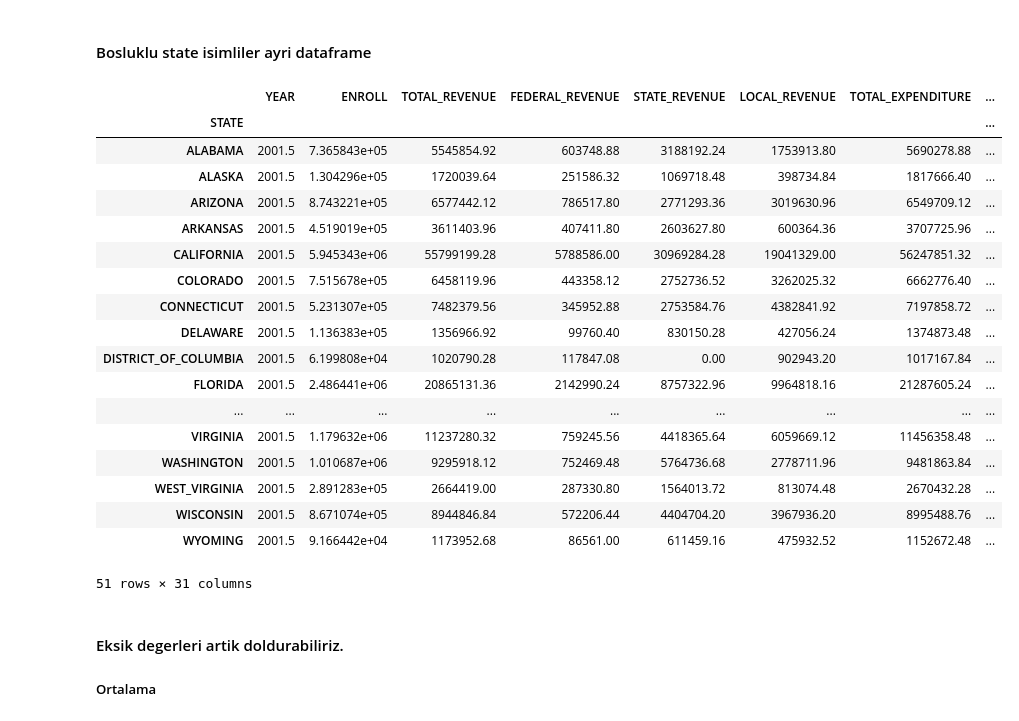
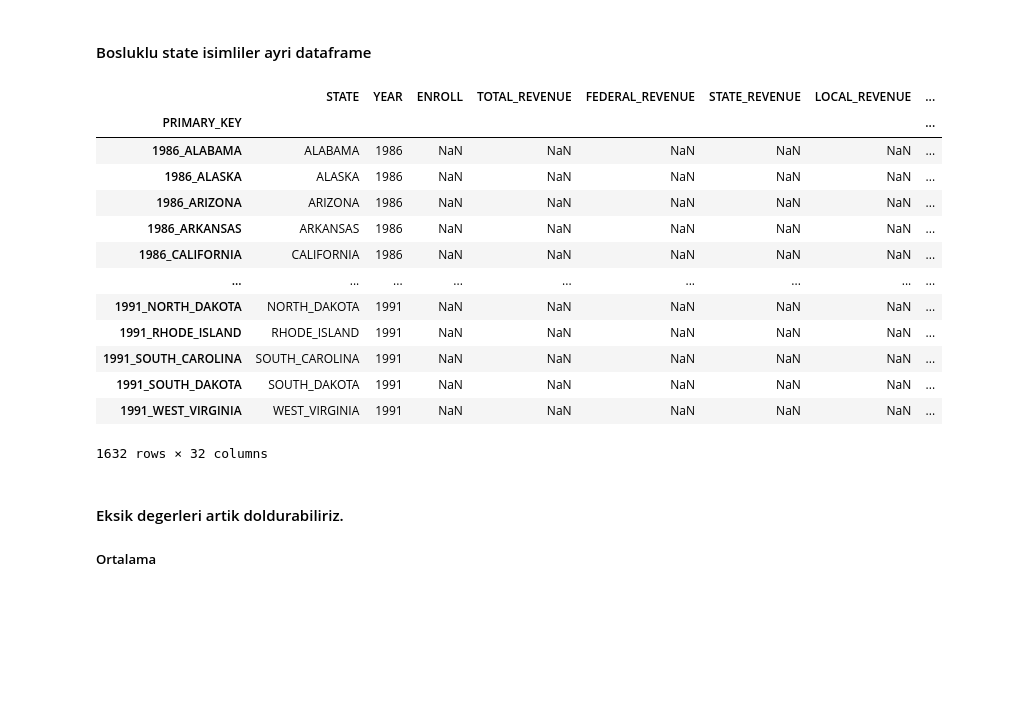
Before and after one commit to ahmetpergamum/datascience, a Jupyter notebook: 03_exploratory_analysis/assignment03datacleaning.ipynb, the cells around one changed output. Saved outputs shown, nothing was run; the diff lists cells and outputs as text; code cells hidden in the pictures; blank space fills up the shorter version.

```diff
--- a/03_exploratory_analysis/assignment03datacleaning.ipynb
+++ b/03_exploratory_analysis/assignment03datacleaning.ipynb
@@ -129,53 +129,49 @@ for i in np.unique(df[['PRIMARY_KEY']]):
         list_of_dups_pkey.append(i)
 
 # set index to the primary_key
 dfp = df.set_index('PRIMARY_KEY')
 for pkey in list_of_dups_pkey:
     dfp.drop(pkey, inplace = True)
 
 # sort by primary key index
 dfp=dfp.sort_index()
 
 # see if there is fully null droppable column
 dfp.isnull().mean() # no there is not
 
 # Olusturulan iki yeni dataframe merge edilmeli
 
 # make a list of drop list for dd dataframe which has null columns entirely
 cnames = list(df.columns)
 droplist=[]
 # start from the ENROLL column
 for i in cnames[3:]:
     #print(i,dd[i].isnull().mean())
     # check if the column is null
     if dd[i].isnull().mean() ==1 :
        droplist.append(i)
 
 dd.drop(columns=droplist, inplace = True)
 # to merge using union of keys use 'outer' keyword
 dm = pd.merge(dfp, dd,'outer', on=['PRIMARY_KEY','STATE','YEAR'])
+
+#dm.groupby('STATE').mean()
 dm
-dm.groupby('STATE').mean()
 # %% [output]
-|  | YEAR | ENROLL | TOTAL_REVENUE | FEDERAL_REVENUE | STATE_REVENUE | LOCAL_REVENUE | TOTAL_EXPENDITURE | ... |
-| STATE |  |  |  |  |  |  |  | ... |
-| ALABAMA | 2001.5 | 7.365843e+05 | 5545854.92 | 603748.88 | 3188192.24 | 1753913.80 | 5690278.88 | ... |
-| ALASKA | 2001.5 | 1.304296e+05 | 1720039.64 | 251586.32 | 1069718.48 | 398734.84 | 1817666.40 | ... |
-| ARIZONA | 2001.5 | 8.743221e+05 | 6577442.12 | 786517.80 | 2771293.36 | 3019630.96 | 6549709.12 | ... |
-| ARKANSAS | 2001.5 | 4.519019e+05 | 3611403.96 | 407411.80 | 2603627.80 | 600364.36 | 3707725.96 | ... |
-| CALIFORNIA | 2001.5 | 5.945343e+06 | 55799199.28 | 5788586.00 | 30969284.28 | 19041329.00 | 56247851.32 | ... |
-| COLORADO | 2001.5 | 7.515678e+05 | 6458119.96 | 443358.12 | 2752736.52 | 3262025.32 | 6662776.40 | ... |
-| CONNECTICUT | 2001.5 | 5.231307e+05 | 7482379.56 | 345952.88 | 2753584.76 | 4382841.92 | 7197858.72 | ... |
-| DELAWARE | 2001.5 | 1.136383e+05 | 1356966.92 | 99760.40 | 830150.28 | 427056.24 | 1374873.48 | ... |
-| DISTRICT_OF_COLUMBIA | 2001.5 | 6.199808e+04 | 1020790.28 | 117847.08 | 0.00 | 902943.20 | 1017167.84 | ... |
-| FLORIDA | 2001.5 | 2.486441e+06 | 20865131.36 | 2142990.24 | 8757322.96 | 9964818.16 | 21287605.24 | ... |
+|  | STATE | YEAR | ENROLL | TOTAL_REVENUE | FEDERAL_REVENUE | STATE_REVENUE | LOCAL_REVENUE | ... |
+| PRIMARY_KEY |  |  |  |  |  |  |  | ... |
+| 1986_ALABAMA | ALABAMA | 1986 | NaN | NaN | NaN | NaN | NaN | ... |
+| 1986_ALASKA | ALASKA | 1986 | NaN | NaN | NaN | NaN | NaN | ... |
+| 1986_ARIZONA | ARIZONA | 1986 | NaN | NaN | NaN | NaN | NaN | ... |
+| 1986_ARKANSAS | ARKANSAS | 1986 | NaN | NaN | NaN | NaN | NaN | ... |
+| 1986_CALIFORNIA | CALIFORNIA | 1986 | NaN | NaN | NaN | NaN | NaN | ... |
 | ... | ... | ... | ... | ... | ... | ... | ... | ... |
-| VIRGINIA | 2001.5 | 1.179632e+06 | 11237280.32 | 759245.56 | 4418365.64 | 6059669.12 | 11456358.48 | ... |
-| WASHINGTON | 2001.5 | 1.010687e+06 | 9295918.12 | 752469.48 | 5764736.68 | 2778711.96 | 9481863.84 | ... |
-| WEST_VIRGINIA | 2001.5 | 2.891283e+05 | 2664419.00 | 287330.80 | 1564013.72 | 813074.48 | 2670432.28 | ... |
-| WISCONSIN | 2001.5 | 8.671074e+05 | 8944846.84 | 572206.44 | 4404704.20 | 3967936.20 | 8995488.76 | ... |
-| WYOMING | 2001.5 | 9.166442e+04 | 1173952.68 | 86561.00 | 611459.16 | 475932.52 | 1152672.48 | ... |
+| 1991_NORTH_DAKOTA | NORTH_DAKOTA | 1991 | NaN | NaN | NaN | NaN | NaN | ... |
+| 1991_RHODE_ISLAND | RHODE_ISLAND | 1991 | NaN | NaN | NaN | NaN | NaN | ... |
+| 1991_SOUTH_CAROLINA | SOUTH_CAROLINA | 1991 | NaN | NaN | NaN | NaN | NaN | ... |
+| 1991_SOUTH_DAKOTA | SOUTH_DAKOTA | 1991 | NaN | NaN | NaN | NaN | NaN | ... |
+| 1991_WEST_VIRGINIA | WEST_VIRGINIA | 1991 | NaN | NaN | NaN | NaN | NaN | ... |
-51 rows × 31 columns
+1632 rows × 32 columns
 # %% [markdown]
 #### Eksik degerleri artik doldurabiliriz.
 
```
